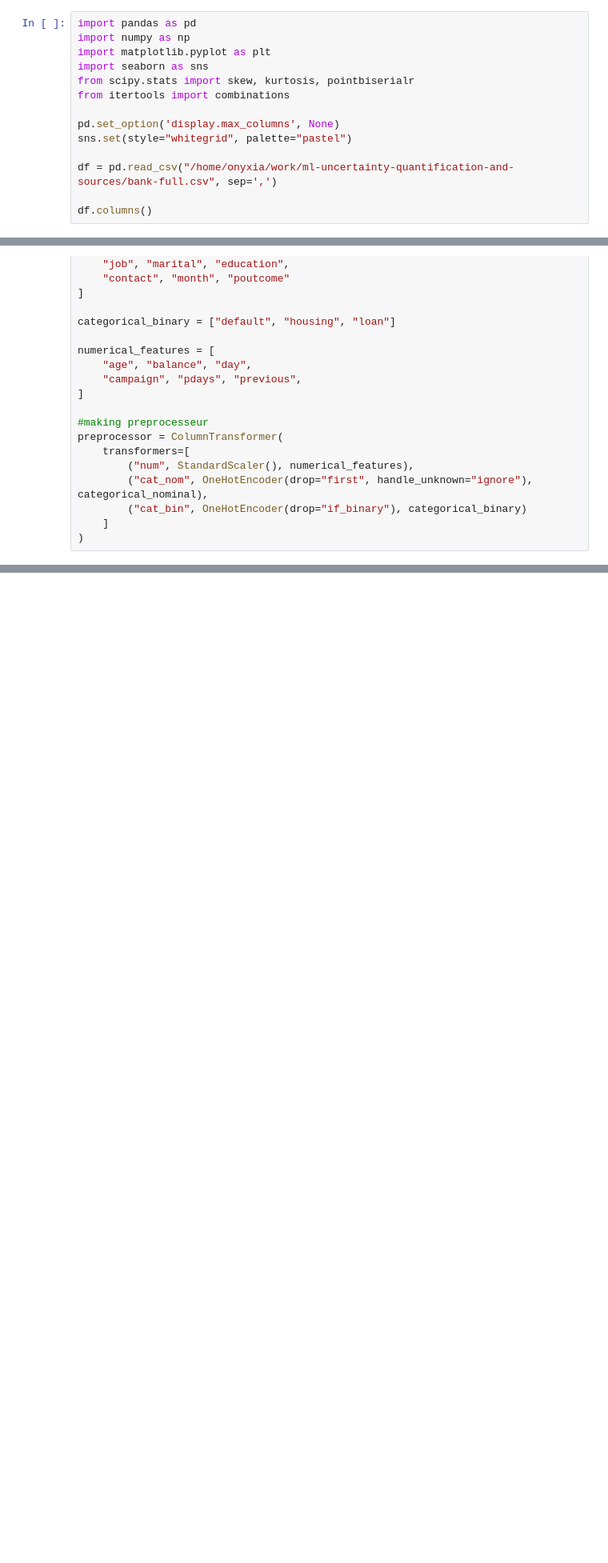
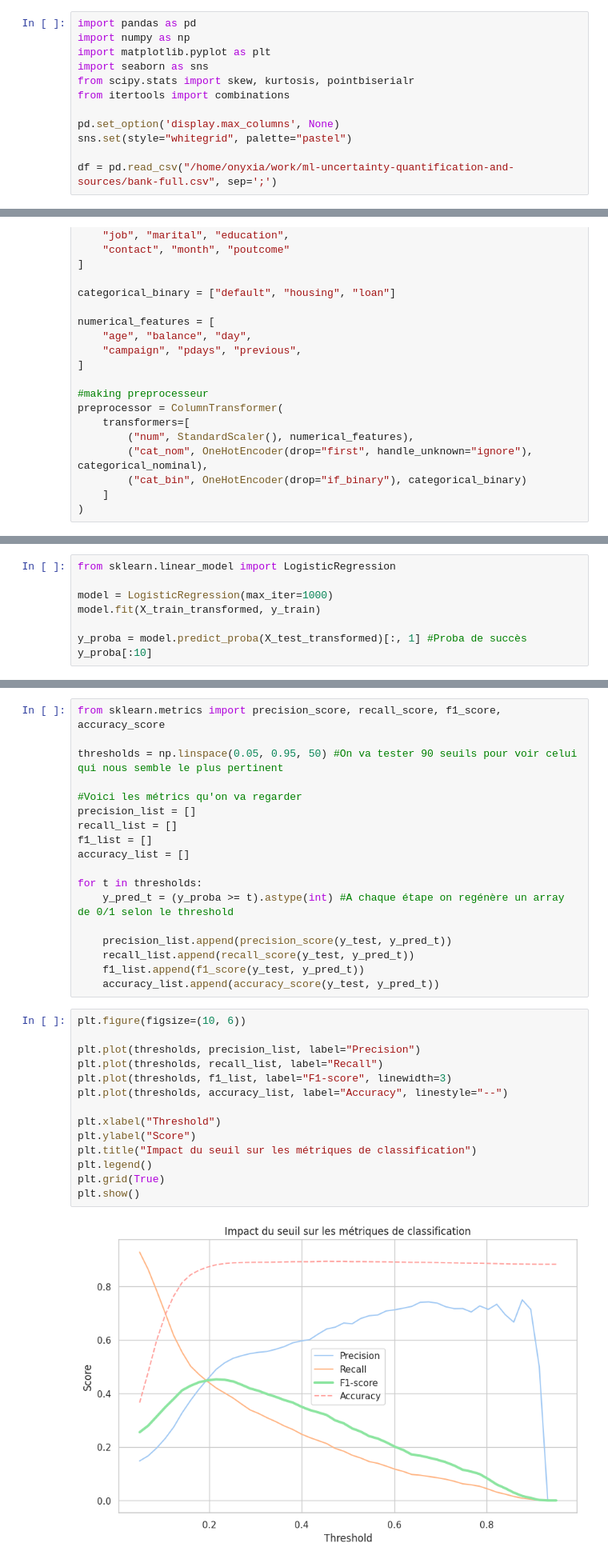
Before and after one commit to Khadija-Ammar/ml-uncertainty-quantification-and-sources, a Jupyter notebook: encodage Dunand + ML.ipynb, the cells around one changed output, grey strips where cells are left out. Shown at 80% size. Saved outputs shown, nothing was run; the diff lists cells and outputs as text; blank space fills up the shorter version.

Commit message:
"Avancée sur LDA, QDA, et un peu de logistic Regression"

```diff
--- a/encodage Dunand + ML.ipynb
+++ b/encodage Dunand + ML.ipynb
@@ -9,6 +9,4 @@ from itertools import combinations
 pd.set_option('display.max_columns', None)
 sns.set(style="whitegrid", palette="pastel")
 
-df = pd.read_csv("/home/onyxia/work/ml-uncertainty-quantification-and-sources/bank-full.csv", sep=',')
-
-df.columns()
+df = pd.read_csv("/home/onyxia/work/ml-uncertainty-quantification-and-sources/bank-full.csv", sep=';')
@@ -107,0 +106,8 @@ y_test = LabelEncoder().fit_transform(stratified_test["y"])
+# %%
+from sklearn.linear_model import LogisticRegression
+
+model = LogisticRegression(max_iter=1000)
+model.fit(X_train_transformed, y_train)
+
+y_proba = model.predict_proba(X_test_transformed)[:, 1] #Proba de succès
+y_proba[:10]
@@ -107,0 +120,34 @@ y_test = LabelEncoder().fit_transform(stratified_test["y"])
+# %%
+from sklearn.metrics import precision_score, recall_score, f1_score, accuracy_score
+
+thresholds = np.linspace(0.05, 0.95, 50) #On va tester 90 seuils pour voir celui qui nous semble le plus pertinent
+
+#Voici les métrics qu'on va regarder
+precision_list = []
+recall_list = []
+f1_list = []
+accuracy_list = []
+
+for t in thresholds:
+    y_pred_t = (y_proba >= t).astype(int) #A chaque étape on regénère un array de 0/1 selon le threshold
+
+    precision_list.append(precision_score(y_test, y_pred_t))
+    recall_list.append(recall_score(y_test, y_pred_t))
+    f1_list.append(f1_score(y_test, y_pred_t))
+    accuracy_list.append(accuracy_score(y_test, y_pred_t))
+# %%
+plt.figure(figsize=(10, 6))
+
+plt.plot(thresholds, precision_list, label="Precision")
+plt.plot(thresholds, recall_list, label="Recall")
+plt.plot(thresholds, f1_list, label="F1-score", linewidth=3)
+plt.plot(thresholds, accuracy_list, label="Accuracy", linestyle="--")
+
+plt.xlabel("Threshold")
+plt.ylabel("Score")
+plt.title("Impact du seuil sur les métriques de classification")
+plt.legend()
+plt.grid(True)
+plt.show()
+# %% [output]
+[figure, added]
```
Also changed, not shown: parts of 32 cells of this notebook, 1 other file.
